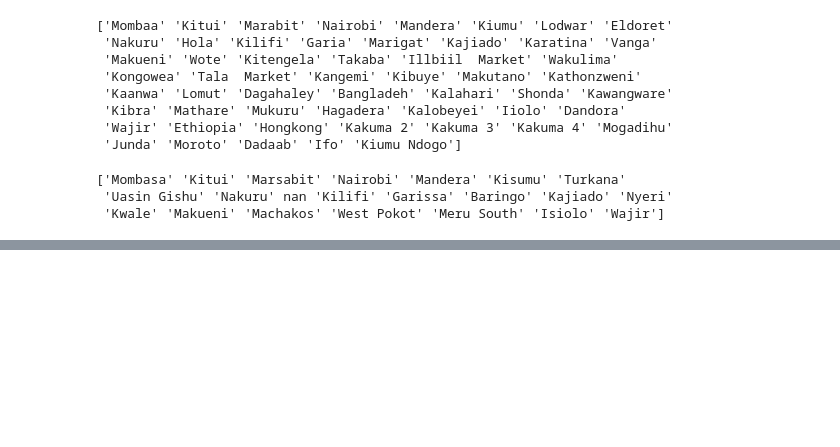
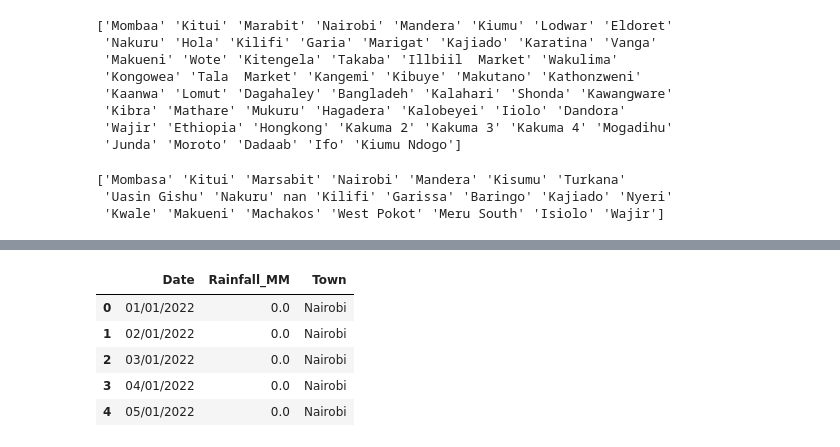
Before and after one commit to BrianRono7/Capstone-project, a Jupyter notebook: CapstoneEDA.ipynb, the cells around one changed output, grey strips where cells are left out. Cells and saved outputs as stored; diff of their text form; code cells hidden in the pictures; blank space fills up the shorter version.

```diff
--- a/CapstoneEDA.ipynb
+++ b/CapstoneEDA.ipynb
@@ -457,0 +471,11 @@ cleaned_food_prices.head()
+# %%
+#renaming columns innrainfal data
+rainfal=rainfal.rename(columns={'time':'Date','precipitation_sum (mm)':'Rainfall_MM',"town": "Town"})
+rainfal.head()
+# %% [output]
+|  | Date | Rainfall_MM | Town |
+| 0 | 01/01/2022 | 0.0 | Nairobi |
+| 1 | 02/01/2022 | 0.0 | Nairobi |
+| 2 | 03/01/2022 | 0.0 | Nairobi |
+| 3 | 04/01/2022 | 0.0 | Nairobi |
+| 4 | 05/01/2022 | 0.0 | Nairobi |
```
Also changed, not shown: parts of 5 cells of this notebook.
